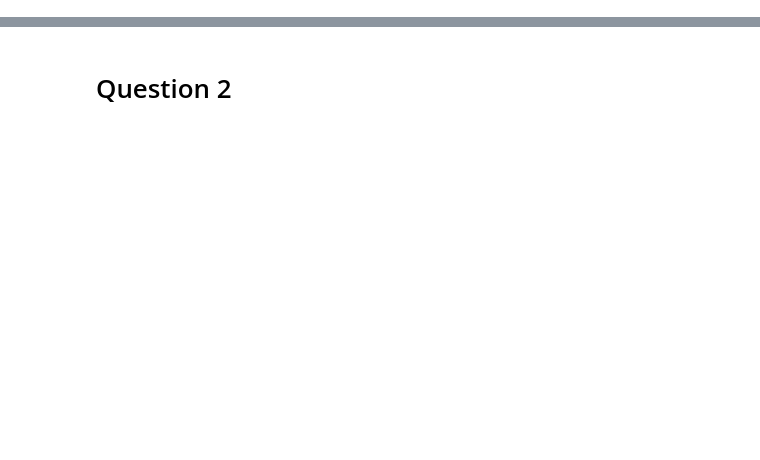
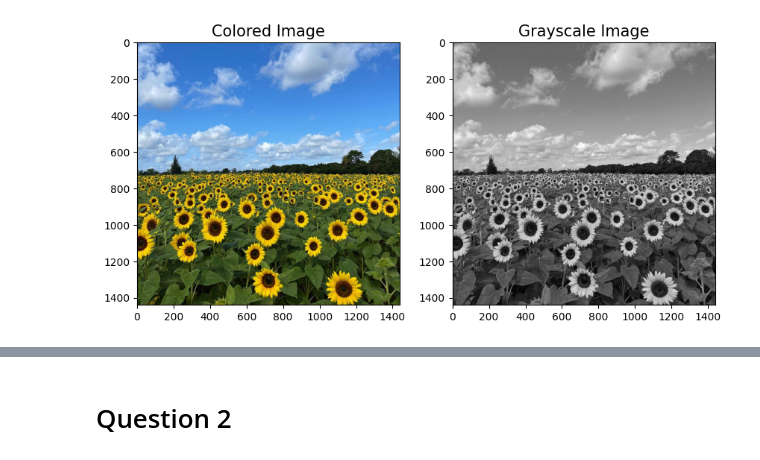
Before and after one commit to KavinduKariyawasam/Fitting-and-Alignment, a Jupyter notebook: Assignment2.ipynb, the cells around one changed output, grey strips where cells are left out. Saved outputs shown, nothing was run; the diff lists cells and outputs as text; code cells hidden in the pictures; blank space fills up the shorter version.

```diff
--- a/Assignment2.ipynb
+++ b/Assignment2.ipynb
@@ -338,0 +1,15 @@ Sigma used: 25.0
+# %%
+import numpy as np
+from skimage.io import imshow, imread
+from skimage.color import rgb2gray
+import matplotlib.pyplot as plt
+sample = imread('the_berry_farms_sunflower_field.jpeg')
+sample_g = rgb2gray(sample)
+fig, ax = plt.subplots(1,2,figsize=(10,5))
+ax[0].imshow(sample)
+ax[1].imshow(sample_g,cmap='gray')
+ax[0].set_title('Colored Image',fontsize=15)
+ax[1].set_title('Grayscale Image',fontsize=15)
+plt.show()
+# %% [output]
+[figure, added]
```
Also changed, not shown: parts of 22 cells of this notebook.
